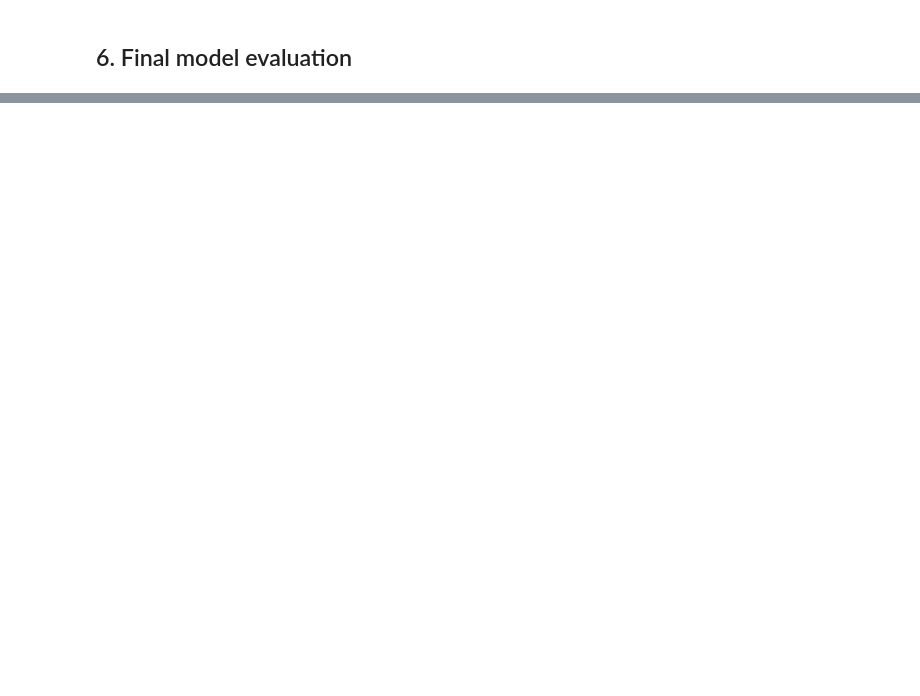
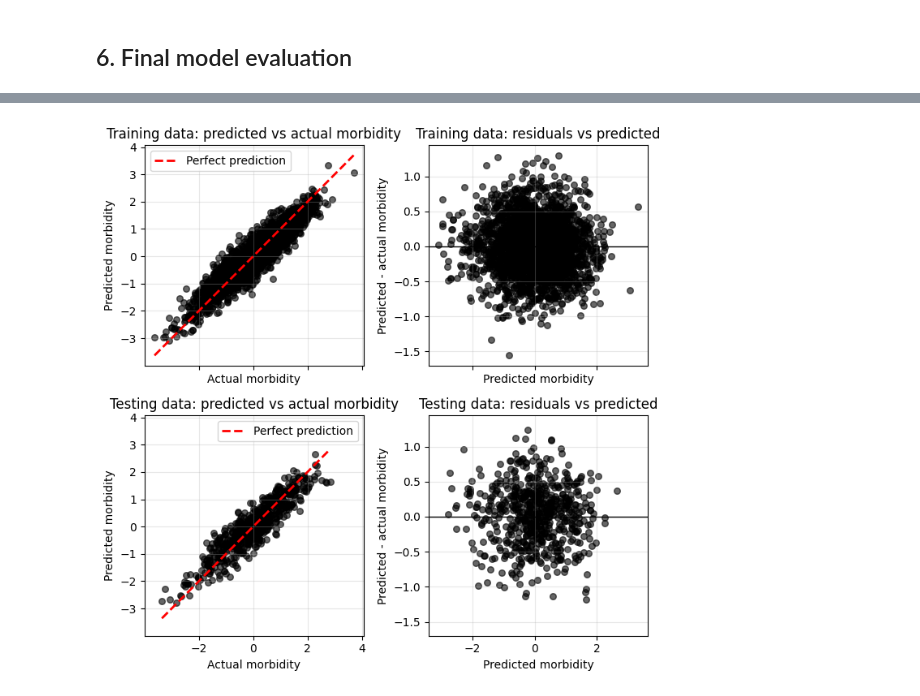
Before and after one commit to 4GeeksAcademy/gperdrizet-regularized-linear-regression, a Jupyter notebook: notebooks/solution.ipynb, the cells around one changed output, grey strips where cells are left out. Cells and saved outputs as stored; diff of their text form; code cells hidden in the pictures; blank space fills up the shorter version.

```diff
--- a/notebooks/solution.ipynb
+++ b/notebooks/solution.ipynb
@@ -623,0 +689,4 @@ print(f'Prediction RMSE: training: {train_rmse:.4f}, testing: {test_rmse:.4f}')
+# %%
+funcs.residual_plot(training_predictions, training_labels, testing_predictions, testing_labels)
+# %% [output]
+[figure, added]
```
Also changed, not shown: parts of 19 cells of this notebook.
